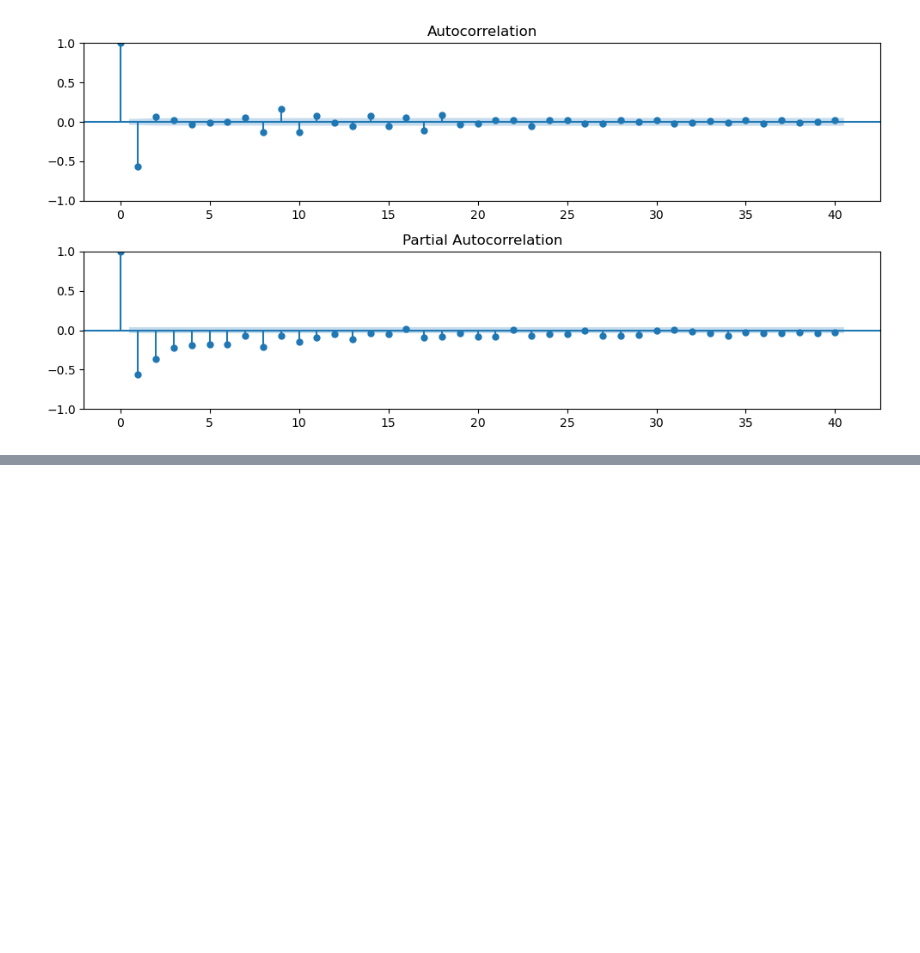
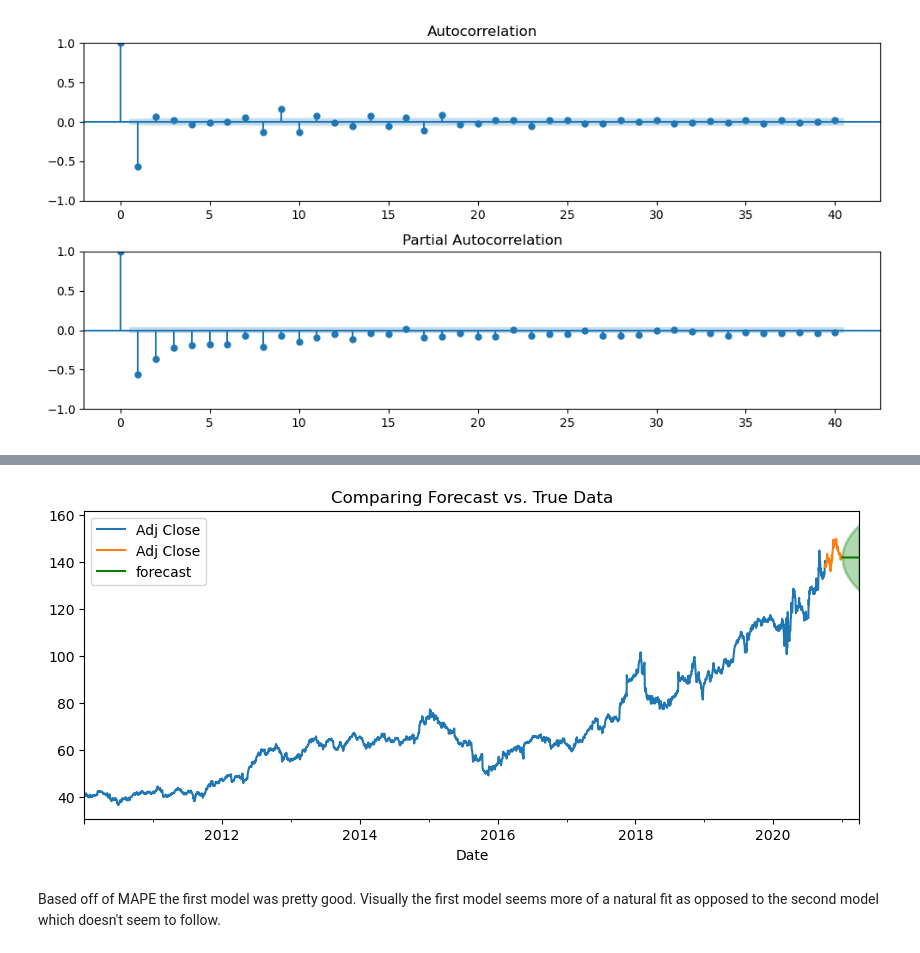
Before and after one commit to Mrammoss/Arima-models, a Jupyter notebook: Arima-Models.ipynb, the cells around one changed output, grey strips where cells are left out. Cells and saved outputs as stored; diff of their text form; code cells hidden in the pictures; blank space fills up the shorter version.

```diff
--- a/Arima-Models.ipynb
+++ b/Arima-Models.ipynb
@@ -181,0 +290,6 @@ train, test = train_test_split(df, test_size = 65)
+# %%
+p = 0
+d = 2
+q = 1
+
+arima_model2 = tsa.ARIMA(df, order=(p,q,d)).fit()
@@ -181,0 +317,2 @@ train, test = train_test_split(df, test_size = 65)
+# %%
+predictions2 = arima_model2.get_forecast(steps=len(test)).summary_frame()
@@ -181,0 +330,7 @@ train, test = train_test_split(df, test_size = 65)
+# %%
+plot_forecast(train, test, predictions2);
+# %% [output]
+[figure, added]
+# %% [markdown]
+Based off of MAPE the first model was pretty good.
+Visually the first model seems more of a natural fit as opposed to the second model which doesn't seem to follow.
```
Also changed, not shown: parts of 12 cells of this notebook.
